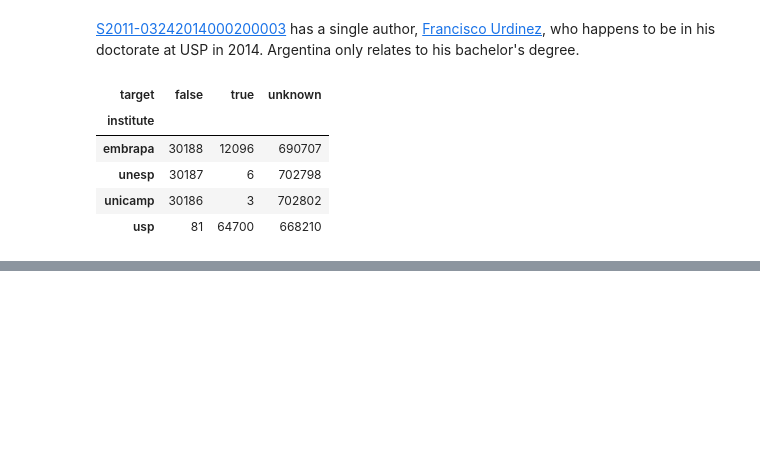
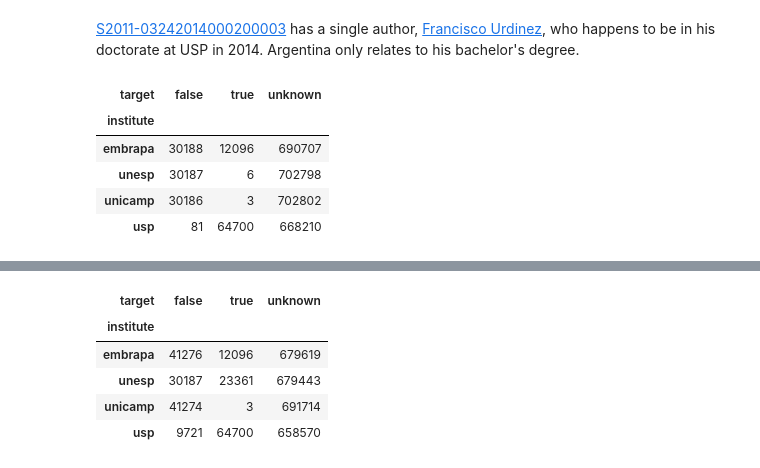
Before and after one commit to scieloorg/normalizations-experiments, a Jupyter notebook: experiments_2019-02_usp_unicamp_unesp_embrapa.ipynb, the cells around one changed output, grey strips where cells are left out. Cells and saved outputs as stored; diff of their text form; code cells hidden in the pictures; blank space fills up the shorter version.

```diff
--- a/experiments_2019-02_usp_unicamp_unesp_embrapa.ipynb
+++ b/experiments_2019-02_usp_unicamp_unesp_embrapa.ipynb
@@ -1722,0 +1791,9 @@ pids2stats(solution2pids(solution))
+# %%
+pids2stats(solution2pids(solution))
+# %% [output]
+| target | false | true | unknown |
+| institute |  |  |  |
+| embrapa | 41276 | 12096 | 679619 |
+| unesp | 30187 | 23361 | 679443 |
+| unicamp | 41274 | 3 | 691714 |
+| usp | 9721 | 64700 | 658570 |
```
Also changed, not shown: parts of 35 cells of this notebook.
